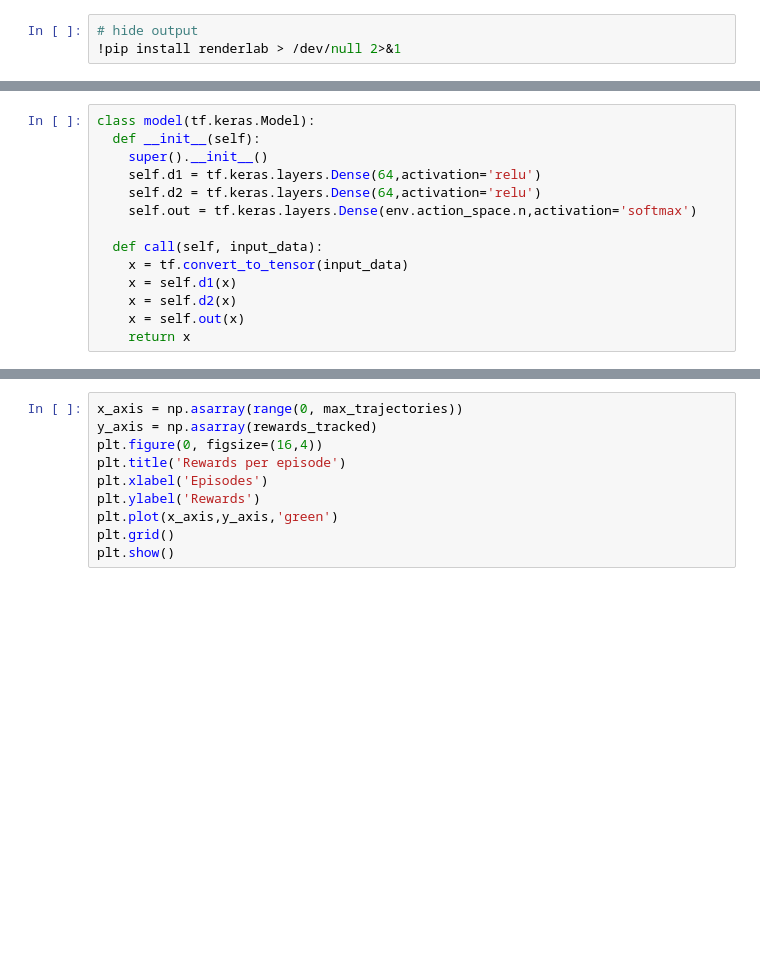
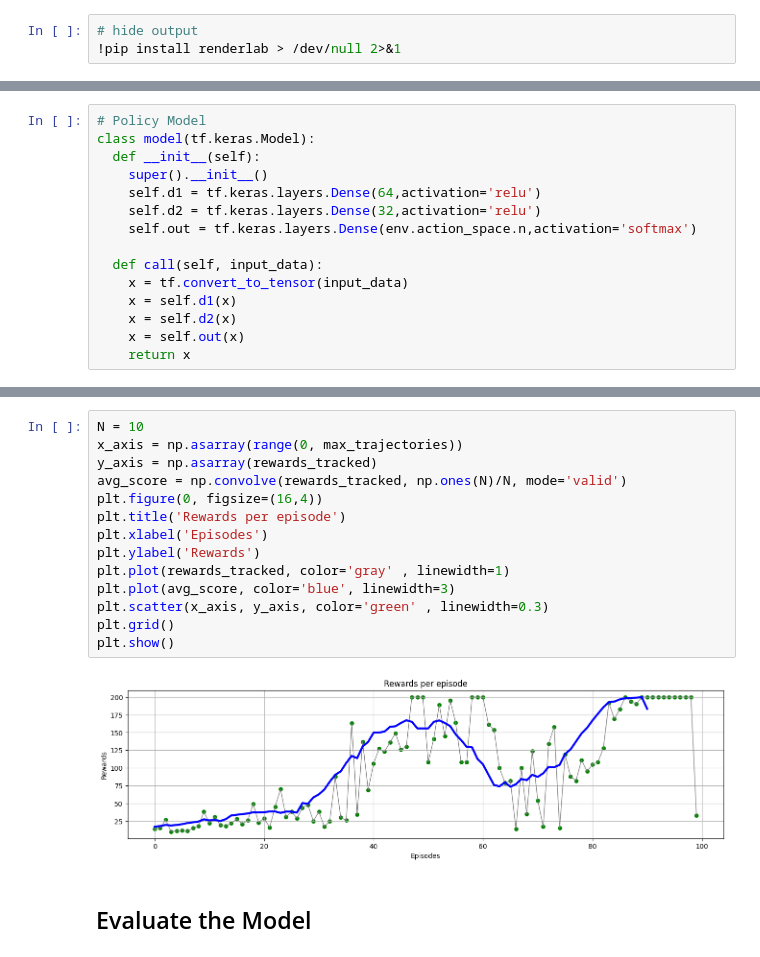
Before and after one commit to sriksmachi/sriksml, a Jupyter notebook: reinforcement-learning/reinforce.ipynb, the cells around one changed output, grey strips where cells are left out. Saved outputs shown, nothing was run; the diff lists cells and outputs as text; blank space fills up the shorter version.

```diff
--- a/reinforcement-learning/reinforce.ipynb
+++ b/reinforcement-learning/reinforce.ipynb
@@ -78,11 +92,12 @@ print(f'Number of action spaces:  {env.action_space.n}')
 # %% [output]
 Number of action spaces:  2
 # %%
+# Policy Model
 class model(tf.keras.Model):
   def __init__(self):
     super().__init__()
     self.d1 = tf.keras.layers.Dense(64,activation='relu')
-    self.d2 = tf.keras.layers.Dense(64,activation='relu')
+    self.d2 = tf.keras.layers.Dense(32,activation='relu')
     self.out = tf.keras.layers.Dense(env.action_space.n,activation='softmax')
 
   def call(self, input_data):
@@ -175,10 +195,18 @@ import pandas as pd
 # %%
+N = 10
 x_axis = np.asarray(range(0, max_trajectories))
 y_axis = np.asarray(rewards_tracked)
+avg_score = np.convolve(rewards_tracked, np.ones(N)/N, mode='valid')
 plt.figure(0, figsize=(16,4))
 plt.title('Rewards per episode')
 plt.xlabel('Episodes')
 plt.ylabel('Rewards')
-plt.plot(x_axis,y_axis,'green')
+plt.plot(rewards_tracked, color='gray' , linewidth=1)
+plt.plot(avg_score, color='blue', linewidth=3)
+plt.scatter(x_axis, y_axis, color='green' , linewidth=0.3)
 plt.grid()
 plt.show()
+# %% [output]
+[figure, added]
+# %% [markdown]
+## Evaluate the Model
```
Also changed, not shown: parts of 13 cells of this notebook.
